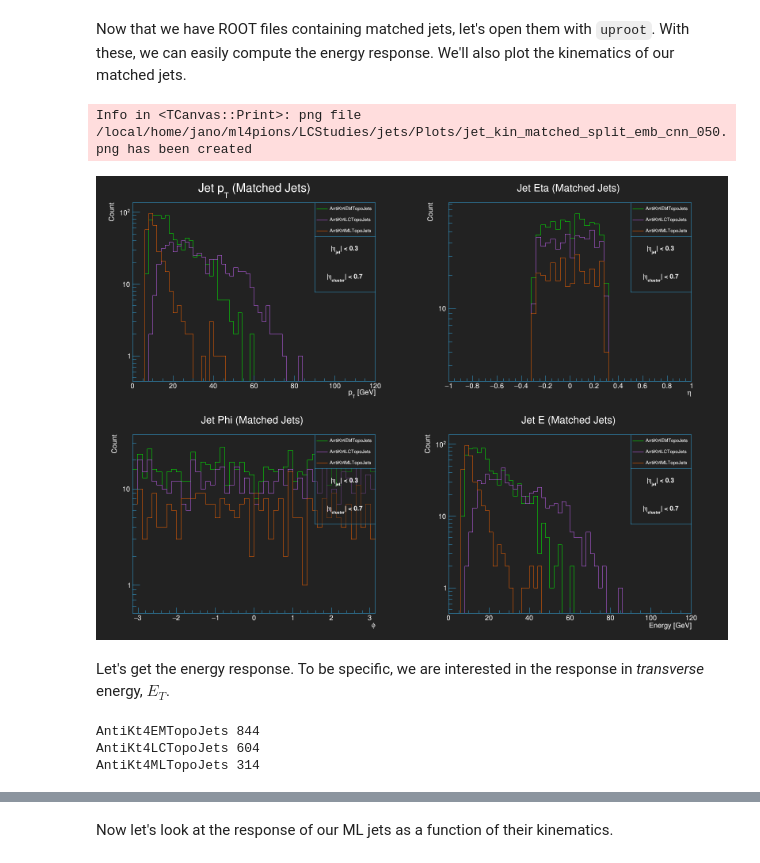
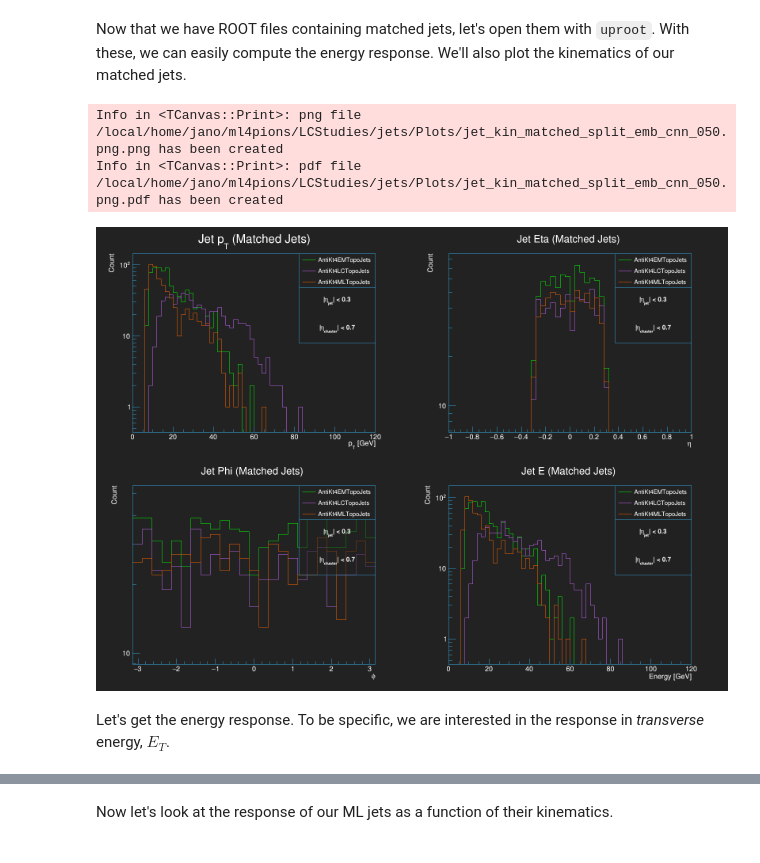
Before and after one commit to atlas-calo-ml/caloml-atlas, a Jupyter notebook: jets/jet.ipynb, the cells around one changed output, grey strips where cells are left out. Saved outputs shown, nothing was run; the diff lists cells and outputs as text; code cells hidden in the pictures.

```diff
--- a/jets/jet.ipynb
+++ b/jets/jet.ipynb
@@ -561,5 +568,8 @@ rt.gPad.SetLogz()
 hists.append(h)
 
 c.Draw()
-c.SaveAs(plotpath+'scores_vs_energy_{}.png'.format(regressor_modelname))
+
+plotname = plotpath+'scores_vs_energy_{}.png'.format(regressor_modelname)
+for ext in plot_extensions:
+    c.SaveAs('.'.join((plotname,ext)))
 # %% [output]
@@ -680,8 +691,9 @@ for i in range(nevents):
     njets = len(jets)
 
     # Extract the jet 4-vector components, and put them in custom_jet_info.
-    # FastJet gives phi in (0, 2π) whereas our reference jets use (-π,π), so we will shift things.
-    jet_vectors = np.array([[x.pt(), x.eta(), x.phi() - np.pi, x.e()] for x in jets])
+    # FastJet gives phi in (0, 2π) whereas our reference jets use (-π,π), so we will shift things as needed.
+    jet_vectors = np.array([[x.pt(), x.eta(), x.phi(), x.e()] for x in jets])
+    jet_vectors[:,2][jet_vectors[:,2] > np.pi] -= 2. * np.pi # handle the wrap-around
 
     for j,key in enumerate(custom_jet_info.keys()):
         custom_jet_info[key].append(jet_vectors[:,j])
@@ -765,7 +777,8 @@ cut_text = [
     '|#eta_{cluster}|' + ' < {:.1f}'.format(cluster_max_eta)
 ]
 
-cut_box = rt.TPaveText(0.7,0.5,0.9,0.75, 'NDC')
+x1 = 0.65
+cut_box = rt.TPaveText(x1,0.5,0.9,0.75, 'NDC')
 cut_box.SetTextColor(ps.text)
 cut_box.SetBorderSize(1)
 cut_box.SetFillColorAlpha(ps.canv,0.5)
@@ -781,7 +794,7 @@ stacks = []
 c.Divide(2,2)
 
 c.cd(1)
-leg = rt.TLegend(0.7,0.75,0.9,0.9)
+leg = rt.TLegend(x1,0.75,0.9,0.9)
 leg.SetTextColor(ps.text)
 hstack = rt.THStack(qu.RN(),'Jet p_{T};p_{T} [GeV];Count')
 
@@ -861,5 +874,7 @@ rt.gPad.SetLogy()
 stacks.append(hstack)
 
 c.Draw()
-c.SaveAs(plotpath+'jet_kin_{}_{}.png'.format(regressor_modelname,score_cut_string))
+plotname = plotpath+'jet_kin_{}_{}.png'.format(regressor_modelname,score_cut_string)
+for ext in plot_extensions:
+    c.SaveAs('.'.join((plotname,ext)))
 # %% [output]
@@ -952,7 +968,7 @@ stacks = []
 c.Divide(2,2)
 
 c.cd(1)
-leg = rt.TLegend(0.7,0.75,0.9,0.9)
+leg = rt.TLegend(x1,0.75,0.9,0.9)
 leg.SetTextColor(ps.text)
 hstack = rt.THStack(qu.RN(),'Jet p_{T} (Matched Jets);p_{T} [GeV];Count')
 
@@ -997,42 +1013,46 @@ c.cd(3)
 hstack = rt.THStack(qu.RN(),'Jet Phi (Matched Jets);#phi;Count')
 for i,reco_jet in enumerate(reco_jets):
     x = ak.flatten(matched_jet_trees[reco_jet][reco_jet + 'Phi'].array()).to_numpy()
-    h = rt.TH1F(qu.RN(),'',50, -np.pi, np.pi)
+    h = rt.TH1F(qu.RN(),'',25, -np.pi, np.pi)
     for entry in x:
         h.Fill(entry)
     #h.Scale(1./h.Integral())
     h.SetLineColor(colors[i])
     hstack.Add(h)
     hists.append(h)
 
 hstack.Draw('NOSTACK HIST')
 leg.Draw()
 cut_box.Draw()
 rt.gPad.SetLogy()
 stacks.append(hstack)
 
 c.cd(4)
 hstack = rt.THStack(qu.RN(),'Jet E (Matched Jets);Energy [GeV];Count')
 for i,reco_jet in enumerate(reco_jets):
     x = ak.flatten(matched_jet_trees[reco_jet][reco_jet + 'E'].array()).to_numpy()
     h = rt.TH1F(qu.RN(),'',60,0.,120.)
     for entry in x:
         h.Fill(entry)
     #h.Scale(1./h.Integral())
     h.SetLineColor(colors[i])
     hstack.Add(h)
     hists.append(h)
 
 hstack.Draw('NOSTACK HIST')
 leg.Draw()
 cut_box.Draw()
 rt.gPad.SetLogy()
 stacks.append(hstack)
 
 c.Draw()
-c.SaveAs(plotpath+'jet_kin_matched_{}_{}.png'.format(regressor_modelname, score_cut_string))
+
+plotname = plotpath+'jet_kin_matched_{}_{}.png'.format(regressor_modelname, score_cut_string)
+for ext in plot_extensions:
+    c.SaveAs('.'.join((plotname,ext)))
 # %% [output]
-Info in <TCanvas::Print>: png file /local/home/jano/ml4pions/LCStudies/jets/Plots/jet_kin_matched_split_emb_cnn_050.png has been created
+Info in <TCanvas::Print>: png file /local/home/jano/ml4pions/LCStudies/jets/Plots/jet_kin_matched_split_emb_cnn_050.png.png has been created
+Info in <TCanvas::Print>: pdf file /local/home/jano/ml4pions/LCStudies/jets/Plots/jet_kin_matched_split_emb_cnn_050.png.pdf has been created
-[figure, old version]
+[figure, new version]
 # %% [markdown]
 Let's get the energy response. To be specific, we are interested in the response in *transverse* energy, $E_T$.
@@ -1041,17 +1058,0 @@ energy_response = {}
-# %%
-for reco_jet in reco_jets:
-    reco_energy = ak.flatten(matched_jet_trees[reco_jet][reco_jet + 'E'].array()).to_numpy()
-    truth_energy = ak.flatten(matched_jet_trees[reco_jet][truth_jet + 'E'].array()).to_numpy()
-
-    reco_eta = ak.flatten(matched_jet_trees[reco_jet][reco_jet + 'Eta'].array()).to_numpy()
-    truth_eta = ak.flatten(matched_jet_trees[reco_jet][truth_jet + 'Eta'].array()).to_numpy()
-
-    reco_et = reco_energy / np.cosh(reco_eta)
-    reco_et = truth_energy / np.cosh(truth_eta)
-
-    energy_response[reco_jet] = reco_et / truth_et
-    print(reco_jet, len(reco_et))
-# %% [output]
-AntiKt4EMTopoJets 844
-AntiKt4LCTopoJets 604
-AntiKt4MLTopoJets 314
```
Also changed, not shown: parts of 27 cells of this notebook, 4 other files.
